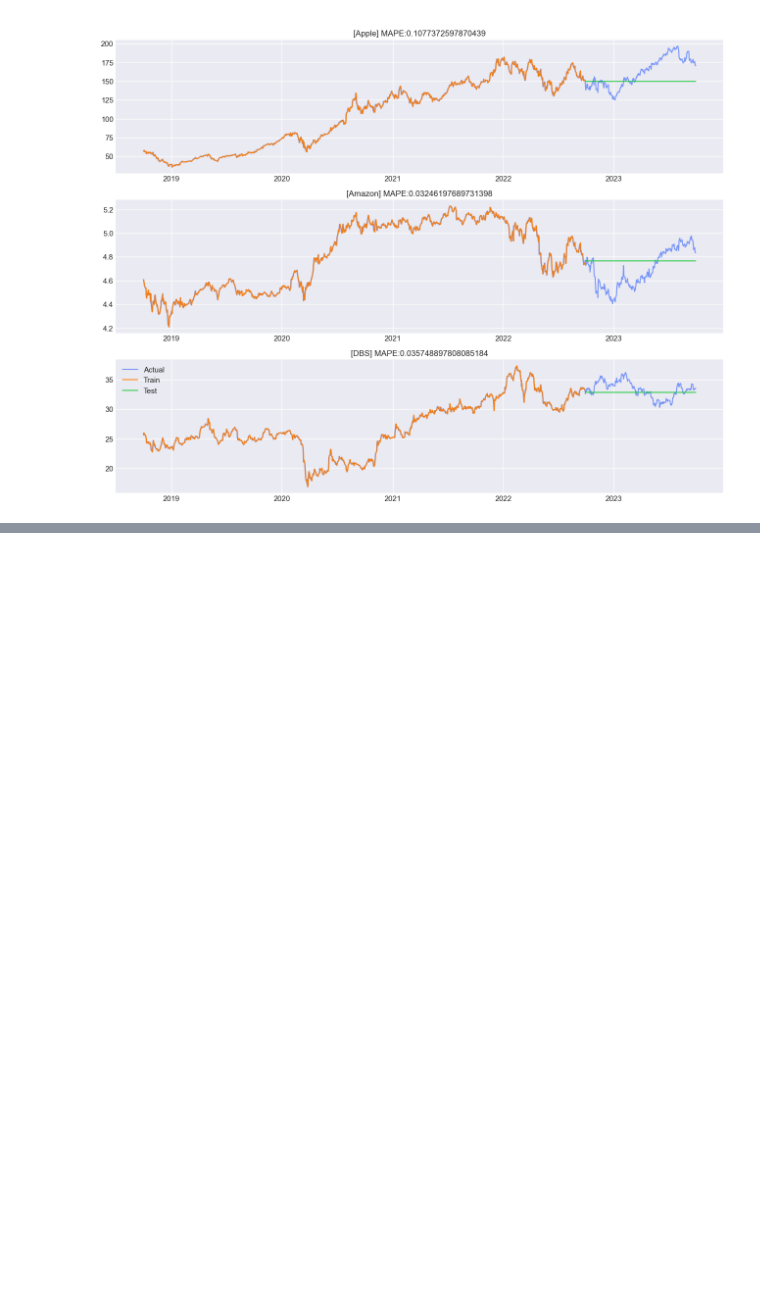
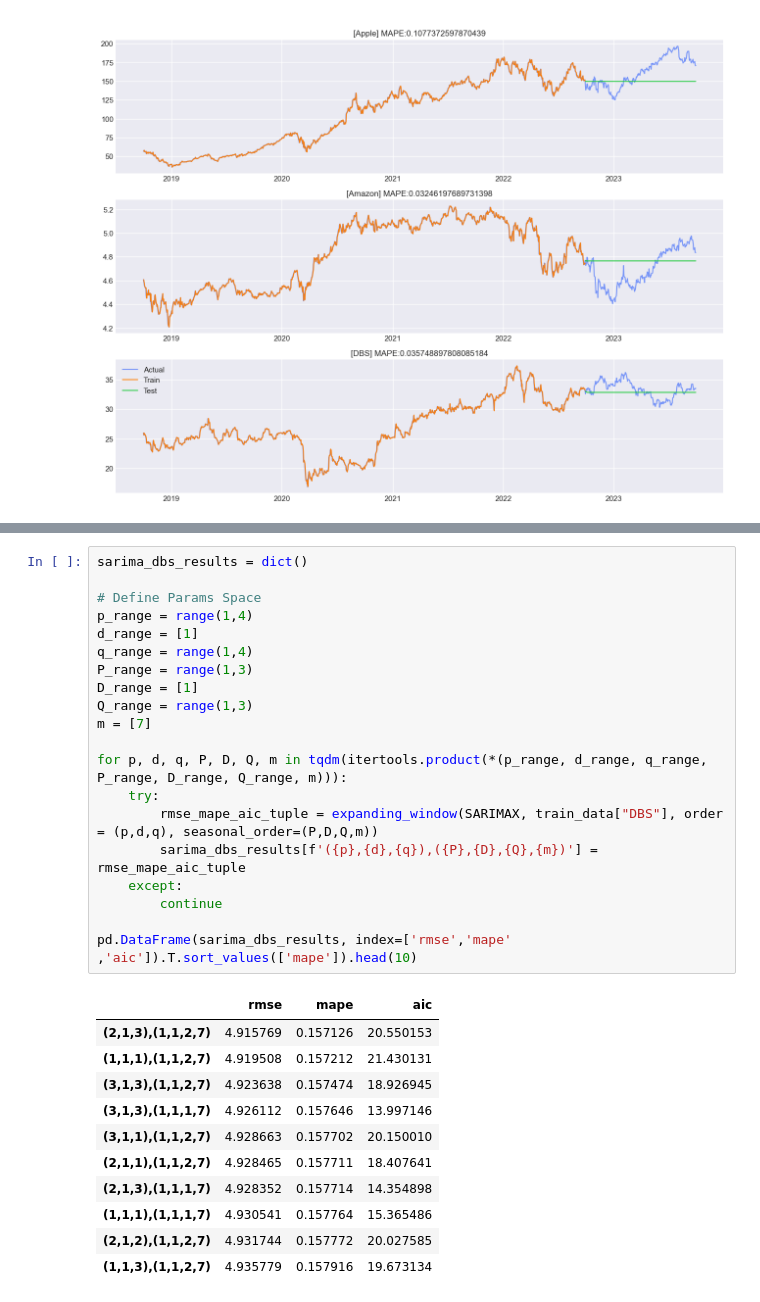
Before and after one commit to y0ngjie/AIML-ST1511-CA2, a Jupyter notebook: time_series.ipynb, the cells around one changed output, grey strips where cells are left out. Cells and saved outputs as stored; diff of their text form; blank space fills up the shorter version.

```diff
--- a/time_series.ipynb
+++ b/time_series.ipynb
@@ -590,0 +635,32 @@ pd.DataFrame(sarima_apple_results, index=['rmse','mape' ,'aic']).T.sort_values([
+# %%
+sarima_dbs_results = dict()
+
+# Define Params Space
+p_range = range(1,4)
+d_range = [1]
+q_range = range(1,4)
+P_range = range(1,3)
+D_range = [1]
+Q_range = range(1,3)
+m = [7]
+
+for p, d, q, P, D, Q, m in tqdm(itertools.product(*(p_range, d_range, q_range, P_range, D_range, Q_range, m))):
+    try:
+        rmse_mape_aic_tuple = expanding_window(SARIMAX, train_data["DBS"], order = (p,d,q), seasonal_order=(P,D,Q,m))
+        sarima_dbs_results[f'({p},{d},{q}),({P},{D},{Q},{m})'] = rmse_mape_aic_tuple
+    except:
+        continue
+
+pd.DataFrame(sarima_dbs_results, index=['rmse','mape' ,'aic']).T.sort_values(['mape']).head(10)
+# %% [output]
+|  | rmse | mape | aic |
+| (2,1,3),(1,1,2,7) | 4.915769 | 0.157126 | 20.550153 |
+| (1,1,1),(1,1,2,7) | 4.919508 | 0.157212 | 21.430131 |
+| (3,1,3),(1,1,2,7) | 4.923638 | 0.157474 | 18.926945 |
+| (3,1,3),(1,1,1,7) | 4.926112 | 0.157646 | 13.997146 |
+| (3,1,1),(1,1,2,7) | 4.928663 | 0.157702 | 20.150010 |
+| (2,1,1),(1,1,2,7) | 4.928465 | 0.157711 | 18.407641 |
+| (2,1,3),(1,1,1,7) | 4.928352 | 0.157714 | 14.354898 |
+| (1,1,1),(1,1,1,7) | 4.930541 | 0.157764 | 15.365486 |
+| (2,1,2),(1,1,2,7) | 4.931744 | 0.157772 | 20.027585 |
+| (1,1,3),(1,1,2,7) | 4.935779 | 0.157916 | 19.673134 |
```
Also changed, not shown: parts of 2 cells of this notebook.
